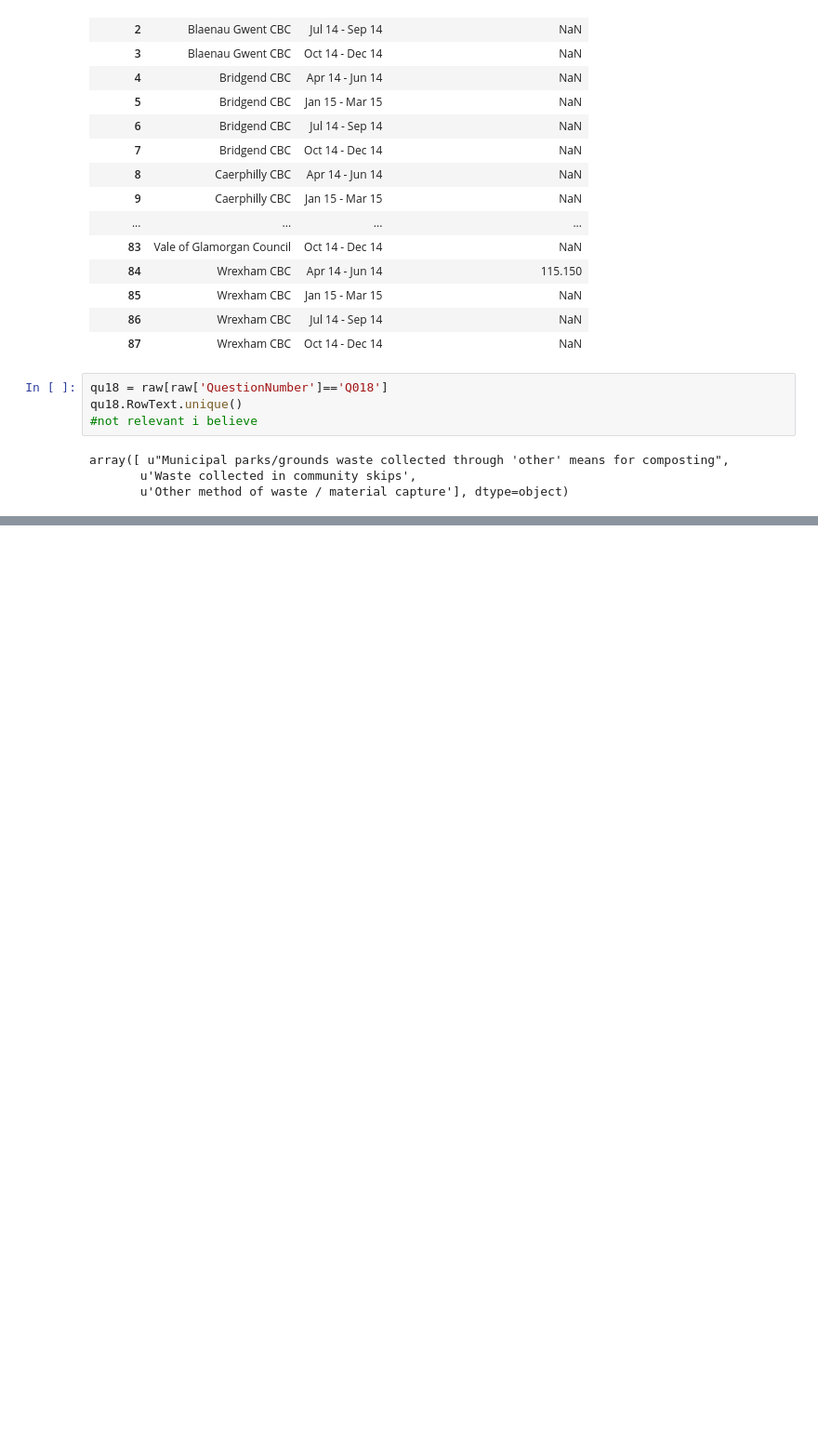
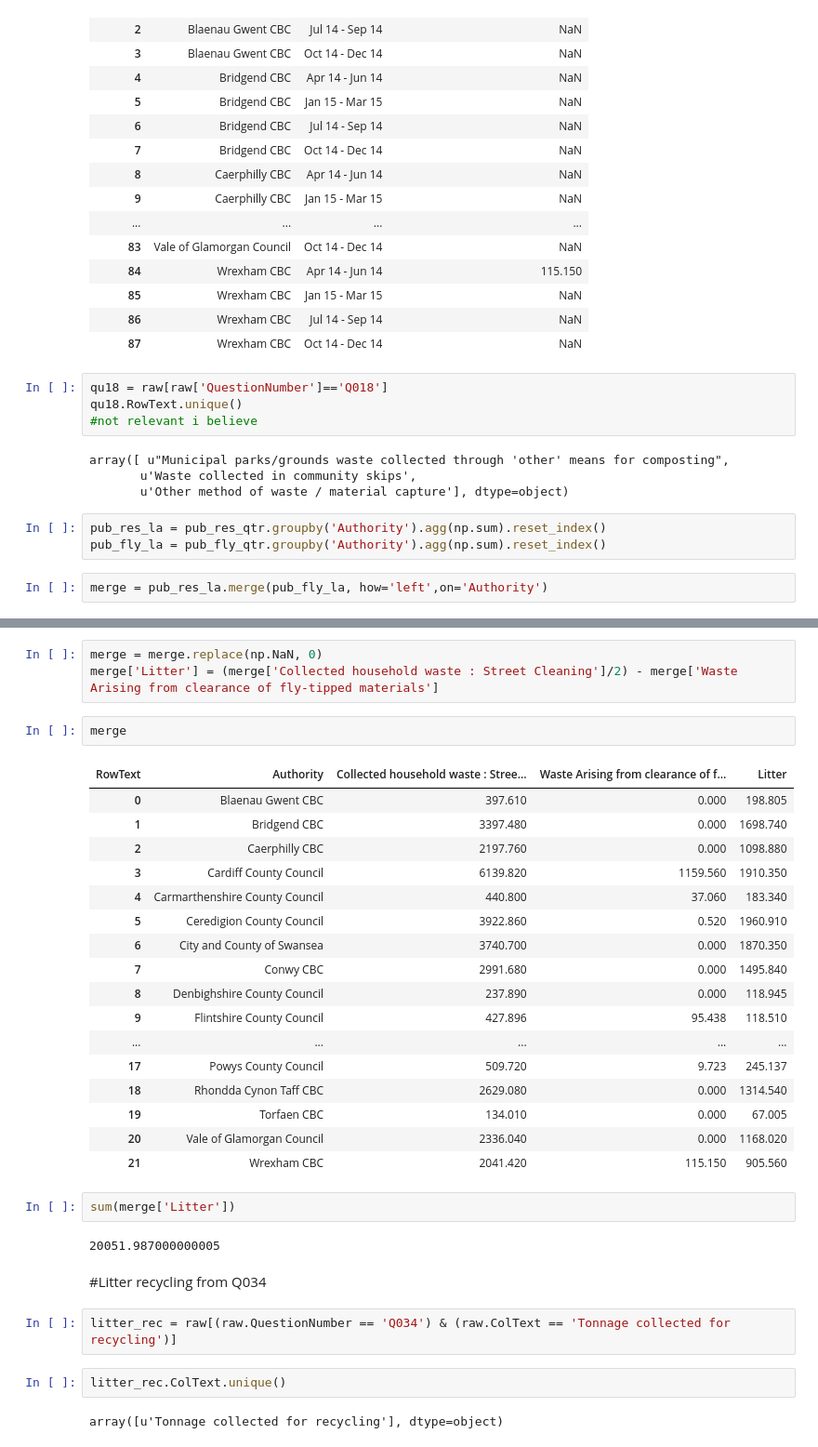
Before and after one commit to joanw0226/foe, a Jupyter notebook: pub_1111.ipynb, the cells around one changed output, grey strips where cells are left out. Shown at 93% size. Drawn from its saved outputs; the diff is of its cells as text; blank space fills up the shorter version.

```diff
--- a/pub_1111.ipynb
+++ b/pub_1111.ipynb
@@ -133,3 +112,8 @@ qu18.RowText.unique()
 array([ u"Municipal parks/grounds waste collected through 'other' means for composting",
        u'Waste collected in community skips',
        u'Other method of waste / material capture'], dtype=object)
+# %%
+pub_res_la = pub_res_qtr.groupby('Authority').agg(np.sum).reset_index()
+pub_fly_la = pub_fly_qtr.groupby('Authority').agg(np.sum).reset_index()
+# %%
+merge = pub_res_la.merge(pub_fly_la, how='left',on='Authority')
@@ -135,0 +140,35 @@ array([ u"Municipal parks/grounds waste collected through 'other' means for comp
+# %%
+merge = merge.replace(np.NaN, 0)
+merge['Litter'] = (merge['Collected household waste : Street Cleaning']/2) - merge['Waste Arising from clearance of fly-tipped materials']
+# %%
+merge
+# %% [output]
+| RowText | Authority | Collected household waste : Stree... | Waste Arising from clearance of f... | Litter |
+| 0 | Blaenau Gwent CBC | 397.610 | 0.000 | 198.805 |
+| 1 | Bridgend CBC | 3397.480 | 0.000 | 1698.740 |
+| 2 | Caerphilly CBC | 2197.760 | 0.000 | 1098.880 |
+| 3 | Cardiff County Council | 6139.820 | 1159.560 | 1910.350 |
+| 4 | Carmarthenshire County Council | 440.800 | 37.060 | 183.340 |
+| 5 | Ceredigion County Council | 3922.860 | 0.520 | 1960.910 |
+| 6 | City and County of Swansea | 3740.700 | 0.000 | 1870.350 |
+| 7 | Conwy CBC | 2991.680 | 0.000 | 1495.840 |
+| 8 | Denbighshire County Council | 237.890 | 0.000 | 118.945 |
+| 9 | Flintshire County Council | 427.896 | 95.438 | 118.510 |
+| ... | ... | ... | ... | ... |
+| 17 | Powys County Council | 509.720 | 9.723 | 245.137 |
+| 18 | Rhondda Cynon Taff CBC | 2629.080 | 0.000 | 1314.540 |
+| 19 | Torfaen CBC | 134.010 | 0.000 | 67.005 |
+| 20 | Vale of Glamorgan Council | 2336.040 | 0.000 | 1168.020 |
+| 21 | Wrexham CBC | 2041.420 | 115.150 | 905.560 |
+# %%
+sum(merge['Litter'])
+# %% [output]
+20051.987000000005
+# %% [markdown]
+#Litter recycling from Q034
+# %%
+litter_rec = raw[(raw.QuestionNumber == 'Q034') & (raw.ColText == 'Tonnage collected for recycling')]
+# %%
+litter_rec.ColText.unique()
+# %% [output]
+array([u'Tonnage collected for recycling'], dtype=object)
```
Also changed, not shown: parts of 13 cells of this notebook, 8 other files.
